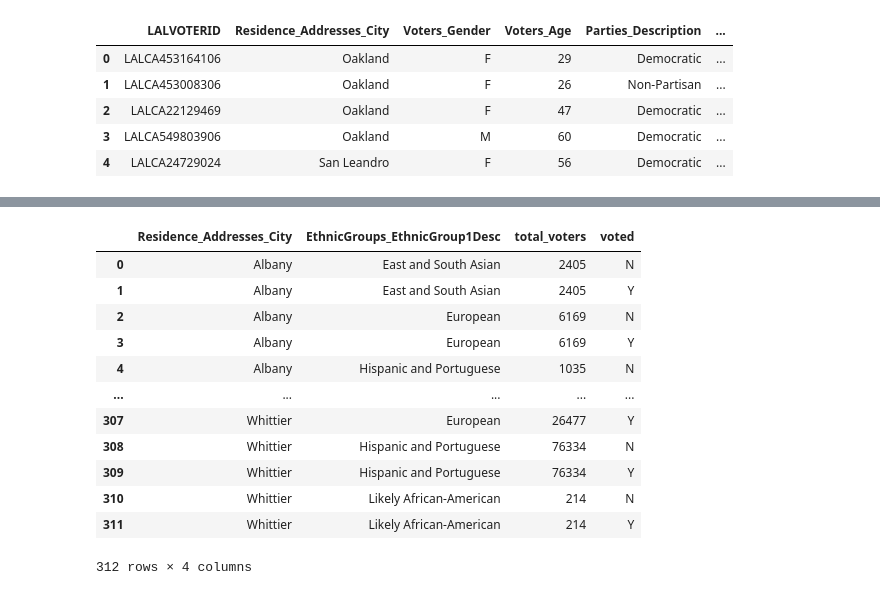
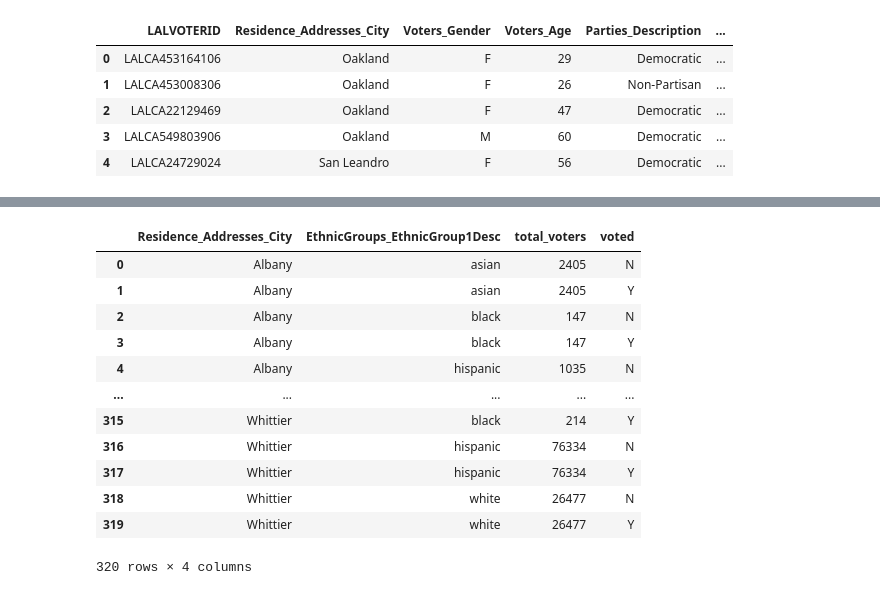
Before and after one commit to jnshzk/capstone, a Jupyter notebook: combine_demographic_vote_history.ipynb, the cells around one changed output, grey strips where cells are left out. Cells and saved outputs as stored; diff of their text form; code cells hidden in the pictures.

```diff
--- a/combine_demographic_vote_history.ipynb
+++ b/combine_demographic_vote_history.ipynb
@@ -689,9 +211,9 @@ GE_LM_dates_df
 # %%
 e_dates = set()
-for v in GE_LM_dates_df['GE_dates']:
+for v in GE_LM_dates_list['GE_dates']:
     for vv in v:
         e_dates.add(vv)
-for v in GE_LM_dates_df['LM_dates'] :
+for v in GE_LM_dates_list['LM_dates'] :
     for vv in v:
         e_dates.add(vv)
 # %%
@@ -734,0 +268,7 @@ state_voterhistory_4_dates.head(5)
+# %%
+needed_variables = ['LALVOTERID'] + list(e_dates)
+
+state_voterhistory_4_dates = pd.read_parquet(f'{filepath}{VOTE_filename}',
+                                             columns=needed_variables)
+
+state_voterhistory_4_dates.head(5)
@@ -761,3 +311,11 @@ merged_file.to_parquet('VM2--CA--2022-04-25-merged_VOTE_DEMO.parquet')
+# %%
+def replace_ethnicities(df):
+    df = df.replace('East and South Asian', 'asian')
+    df = df.replace('European', 'white')
+    df = df.replace('Hispanic and Portuguese', 'hispanic')
+    df = df.replace('Likely African-American', 'black')
+    return df
 # %%
-# merged_file.head()
+merged_file = replace_ethnicities(merged_file)
+merged_file.head()
 # %% [output]
@@ -814,21 +373,23 @@ list_ethnic_city
 # %%
 # we also need the total voters information per city and ethnicity
 total_city_ethnic = merged_file.groupby(['Residence_Addresses_City', 'EthnicGroups_EthnicGroup1Desc']).size().reset_index()
 total_city_ethnic.columns = ['Residence_Addresses_City', 'EthnicGroups_EthnicGroup1Desc', 'total_voters']
 total_city_ethnic  = total_city_ethnic.merge(list_ethnic_city, on = ['Residence_Addresses_City', 'EthnicGroups_EthnicGroup1Desc'])
+
+total_city_ethnic = replace_ethnicities(total_city_ethnic)
 total_city_ethnic
 # %% [output]
 |  | Residence_Addresses_City | EthnicGroups_EthnicGroup1Desc | total_voters | voted |
-| 0 | Albany | East and South Asian | 2405 | N |
-| 1 | Albany | East and South Asian | 2405 | Y |
-| 2 | Albany | European | 6169 | N |
-| 3 | Albany | European | 6169 | Y |
-| 4 | Albany | Hispanic and Portuguese | 1035 | N |
+| 0 | Albany | asian | 2405 | N |
+| 1 | Albany | asian | 2405 | Y |
+| 2 | Albany | black | 147 | N |
+| 3 | Albany | black | 147 | Y |
+| 4 | Albany | hispanic | 1035 | N |
 | ... | ... | ... | ... | ... |
-| 307 | Whittier | European | 26477 | Y |
-| 308 | Whittier | Hispanic and Portuguese | 76334 | N |
-| 309 | Whittier | Hispanic and Portuguese | 76334 | Y |
-| 310 | Whittier | Likely African-American | 214 | N |
-| 311 | Whittier | Likely African-American | 214 | Y |
+| 315 | Whittier | black | 214 | Y |
+| 316 | Whittier | hispanic | 76334 | N |
+| 317 | Whittier | hispanic | 76334 | Y |
+| 318 | Whittier | white | 26477 | N |
+| 319 | Whittier | white | 26477 | Y |
-312 rows × 4 columns
+320 rows × 4 columns
 # %%
```
Also changed, not shown: parts of 92 cells of this notebook.
